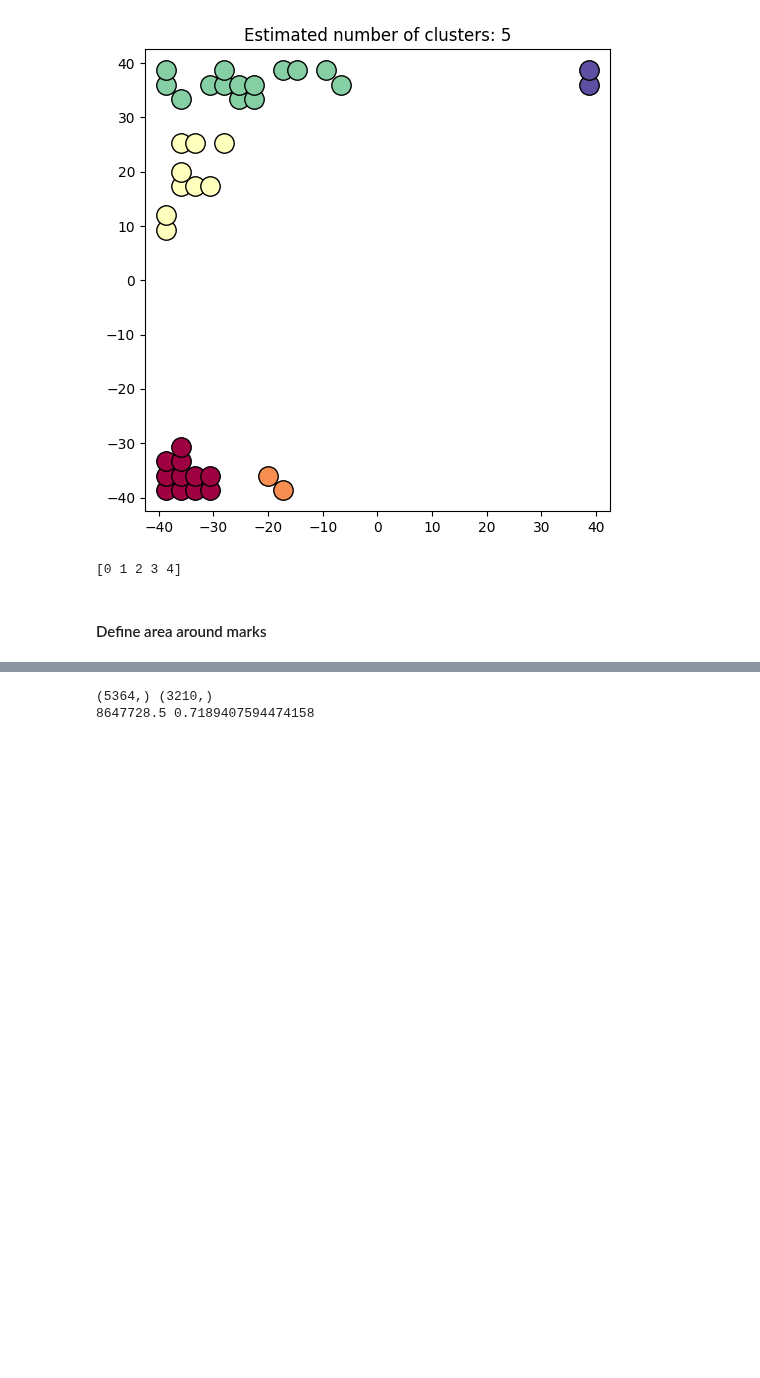
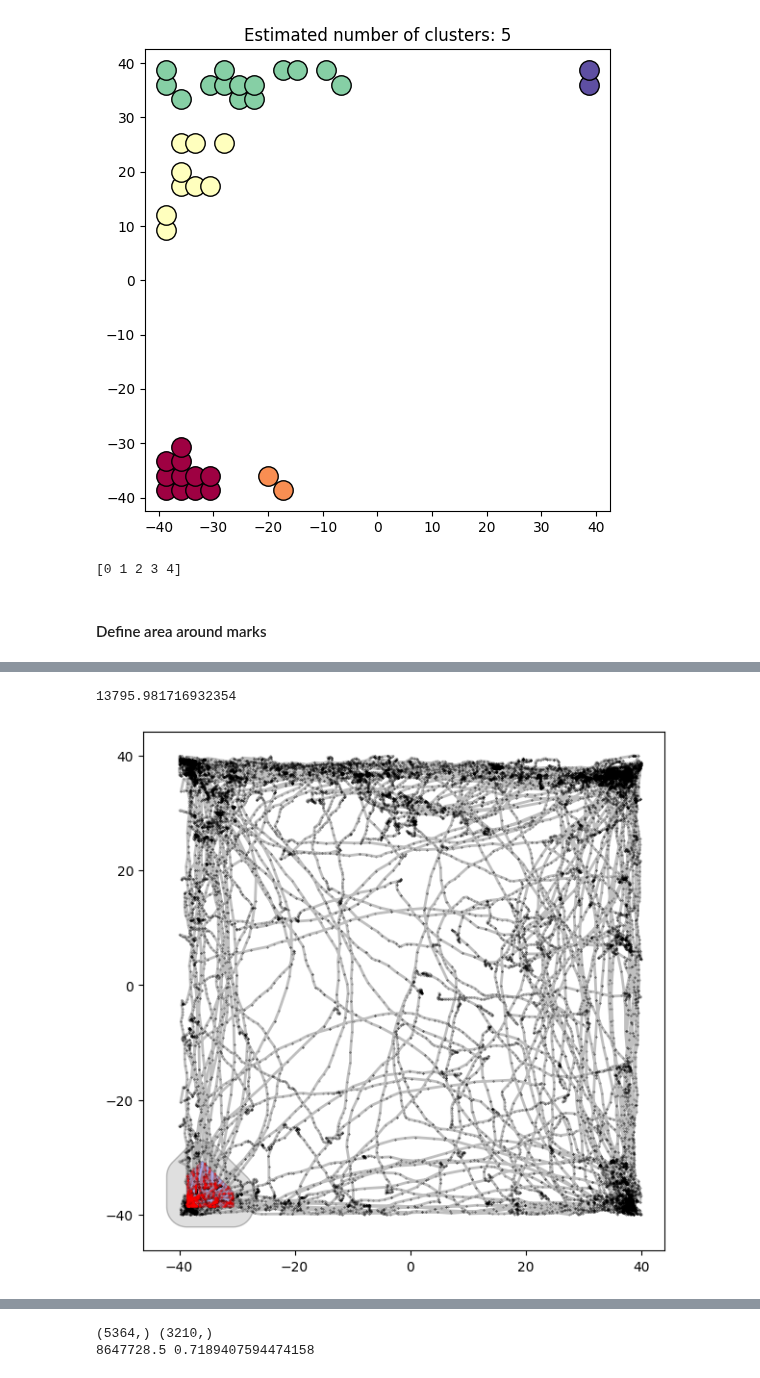
Before and after one commit to Barbara1576/navigation, a Jupyter notebook: marks_and_behaviour.ipynb, the cells around one changed output, grey strips where cells are left out. Drawn from its saved outputs; the diff is of its cells as text; code cells hidden in the pictures; blank space fills up the shorter version.

```diff
--- a/marks_and_behaviour.ipynb
+++ b/marks_and_behaviour.ipynb
@@ -594,0 +614,48 @@ tr_30
+# %%
+from shapely.geometry import LineString, MultiLineString
+
+trajs_k = ['tr3', 'tr5', 'tr6', 'tr7', 'tr91']
+
+k = 'tr7'
+
+# df_marks = clustered_marks[k]
+tr = pd.concat(dfs_splited_isnear_marks[k])
+points = tr[['x', 'y']].to_numpy()
+trajectory_points = [(xy[0], xy[1]) for xy in points]
+trajectory = LineString(trajectory_points)
+print(trajectory.length)
+
+plt.figure(figsize=(7, 7))
+marks_interections = []
+for polygon, poly_buffer, lab in marks_poly_list:
+    intersection = polygon.intersection(trajectory)
+    if intersection.is_empty:
+        print("The trajectory does not intersect with the polygon.")
+    else:
+        marks_interections.append([intersection, lab])
+        if not intersection.is_empty:
+            if intersection.geom_type == 'MultiLineString':
+                for geom in intersection.geoms:
+                    x, y = geom.xy
+                    plt.plot(x, y, color='red', linewidth=1.5,
+                            alpha=0.2, zorder=4)
+            elif intersection.geom_type == 'LineString':
+                x, y = intersection.xy
+                plt.plot(x, y, color='red', linewidth=1.5,
+                         alpha=0.2, label='Intersection', zorder=4)
+    # plot mark poly + buffer
+    x_zone, y_zone = poly_buffer.exterior.xy
+    plt.fill(x_zone, y_zone, alpha=0.25, linewidth=1, linestyle='-',
+                edgecolor='black', facecolor='gray', label='Zone Polygon')
+    x_poly, y_poly = polygon.exterior.xy
+    plt.fill(x_poly, y_poly, alpha=0.25, linewidth=1, linestyle='-',
+                facecolor='blue', edgecolor='black', label='')
+    break
+x, y = trajectory.xy
+plt.plot(x, y, color='grey', linewidth=2, label='Trajectory', alpha=0.5)
+plt.plot(x, y, color='black',  marker='o', ls='', markersize=0.3, alpha=0.5)
+
+plt.show()
+# %% [output]
+13795.981716932354
+[figure, added]
```
Also changed, not shown: parts of 14 cells of this notebook, 8 other files.
